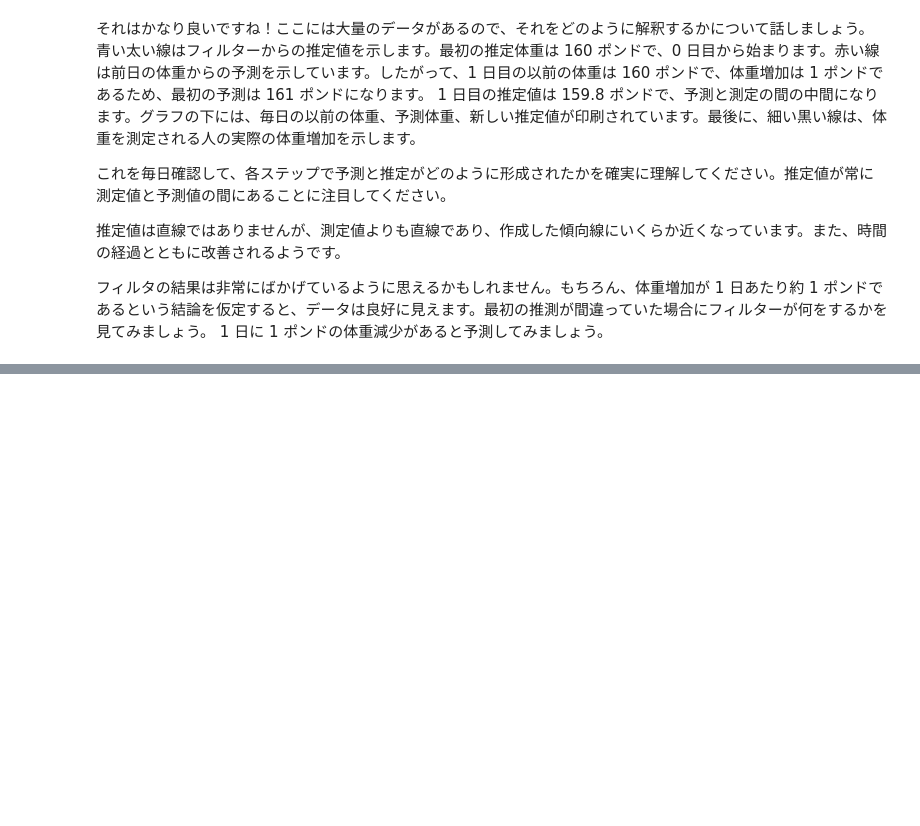
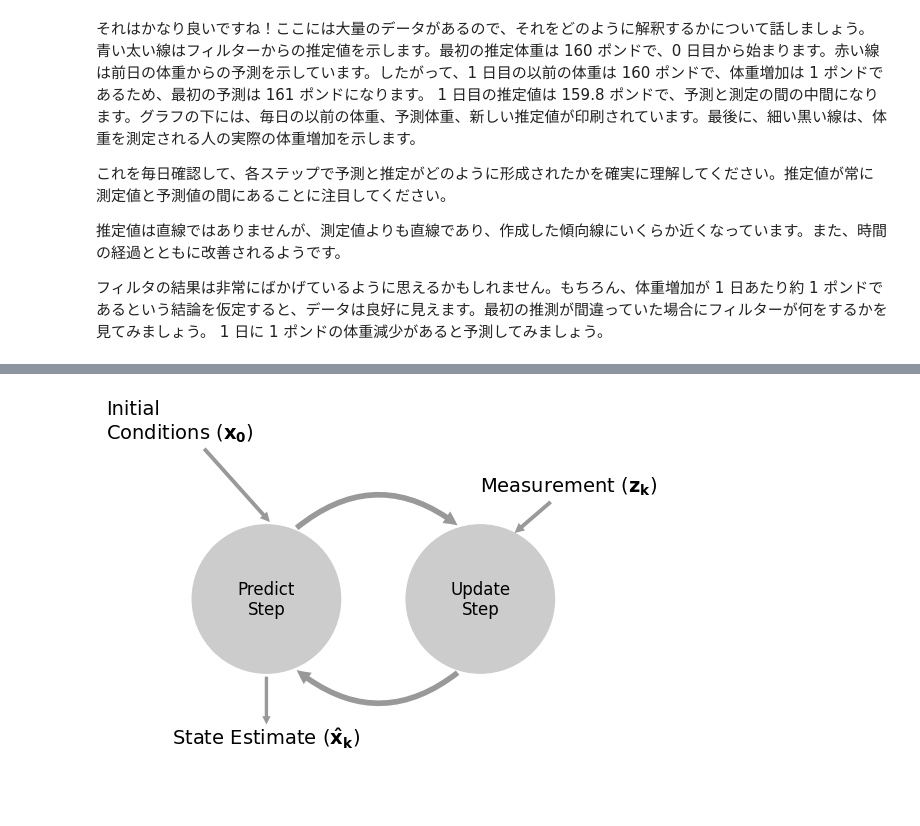
Before and after one commit to styuk/Time-Seriese, a Jupyter notebook: python/bayesfilter.ipynb, the cells around one changed output, grey strips where cells are left out. Saved outputs shown, nothing was run; the diff lists cells and outputs as text; code cells hidden in the pictures; blank space fills up the shorter version.

```diff
--- a/python/bayesfilter.ipynb
+++ b/python/bayesfilter.ipynb
@@ -295,0 +380,4 @@ weights
+# %%
+book_plots.predict_update_chart()
+# %% [output]
+[figure, added]
```
Also changed, not shown: parts of 14 cells of this notebook.
